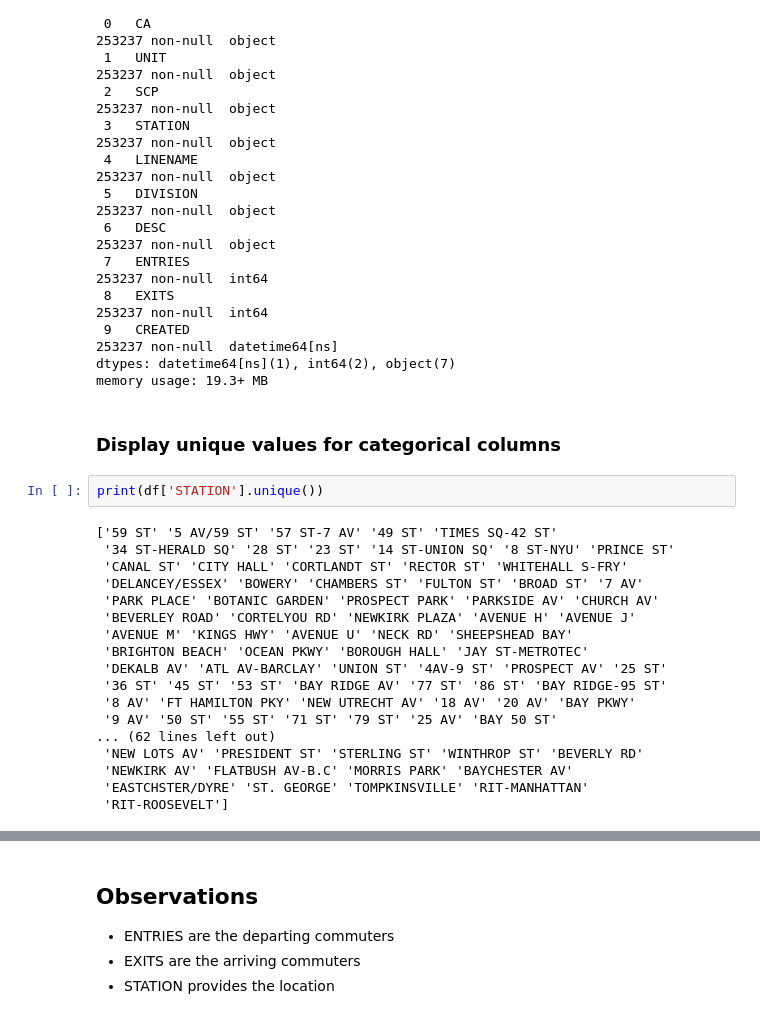
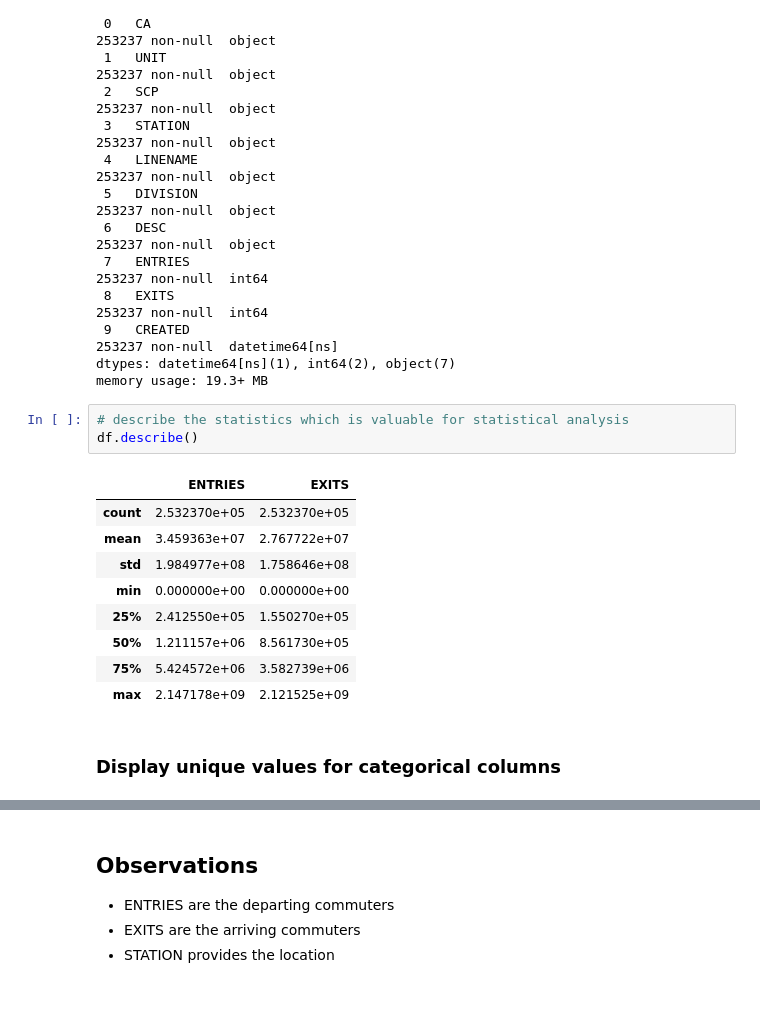
Before and after one commit to ozkary/data-engineering-mta-turnstile, a Jupyter notebook: Step1-Discovery/discovery.ipynb, the cells around one changed output, grey strips where cells are left out. Saved outputs shown, nothing was run; the diff lists cells and outputs as text.

```diff
--- a/Step1-Discovery/discovery.ipynb
+++ b/Step1-Discovery/discovery.ipynb
@@ -171,25 +178,18 @@ Data columns (total 10 columns):
  9   CREATED                                                               253237 non-null  datetime64[ns]
 dtypes: datetime64[ns](1), int64(2), object(7)
 memory usage: 19.3+ MB
+# %%
+# describe the statistics which is valuable for statistical analysis
+df.describe()
+# %% [output]
+|  | ENTRIES | EXITS |
+| count | 2.532370e+05 | 2.532370e+05 |
+| mean | 3.459363e+07 | 2.767722e+07 |
+| std | 1.984977e+08 | 1.758646e+08 |
+| min | 0.000000e+00 | 0.000000e+00 |
+| 25% | 2.412550e+05 | 1.550270e+05 |
+| 50% | 1.211157e+06 | 8.561730e+05 |
+| 75% | 5.424572e+06 | 3.582739e+06 |
+| max | 2.147178e+09 | 2.121525e+09 |
 # %% [markdown]
 ### Display unique values for categorical columns
-# %%
-print(df['STATION'].unique())
-# %% [output]
-['59 ST' '5 AV/59 ST' '57 ST-7 AV' '49 ST' 'TIMES SQ-42 ST'
- '34 ST-HERALD SQ' '28 ST' '23 ST' '14 ST-UNION SQ' '8 ST-NYU' 'PRINCE ST'
- 'CANAL ST' 'CITY HALL' 'CORTLANDT ST' 'RECTOR ST' 'WHITEHALL S-FRY'
- 'DELANCEY/ESSEX' 'BOWERY' 'CHAMBERS ST' 'FULTON ST' 'BROAD ST' '7 AV'
- 'PARK PLACE' 'BOTANIC GARDEN' 'PROSPECT PARK' 'PARKSIDE AV' 'CHURCH AV'
- 'BEVERLEY ROAD' 'CORTELYOU RD' 'NEWKIRK PLAZA' 'AVENUE H' 'AVENUE J'
- 'AVENUE M' 'KINGS HWY' 'AVENUE U' 'NECK RD' 'SHEEPSHEAD BAY'
- 'BRIGHTON BEACH' 'OCEAN PKWY' 'BOROUGH HALL' 'JAY ST-METROTEC'
- 'DEKALB AV' 'ATL AV-BARCLAY' 'UNION ST' '4AV-9 ST' 'PROSPECT AV' '25 ST'
- '36 ST' '45 ST' '53 ST' 'BAY RIDGE AV' '77 ST' '86 ST' 'BAY RIDGE-95 ST'
- '8 AV' 'FT HAMILTON PKY' 'NEW UTRECHT AV' '18 AV' '20 AV' 'BAY PKWY'
- '9 AV' '50 ST' '55 ST' '71 ST' '79 ST' '25 AV' 'BAY 50 ST'
-... (62 lines left out)
- 'NEW LOTS AV' 'PRESIDENT ST' 'STERLING ST' 'WINTHROP ST' 'BEVERLY RD'
- 'NEWKIRK AV' 'FLATBUSH AV-B.C' 'MORRIS PARK' 'BAYCHESTER AV'
- 'EASTCHSTER/DYRE' 'ST. GEORGE' 'TOMPKINSVILLE' 'RIT-MANHATTAN'
- 'RIT-ROOSEVELT']
```
Also changed, not shown: parts of 14 cells of this notebook, 4 other files.
